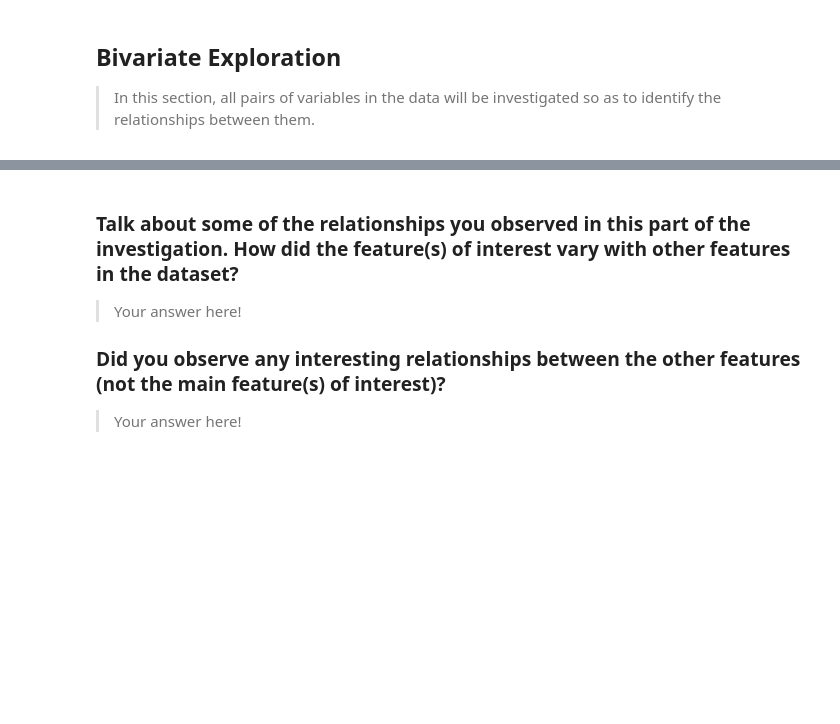
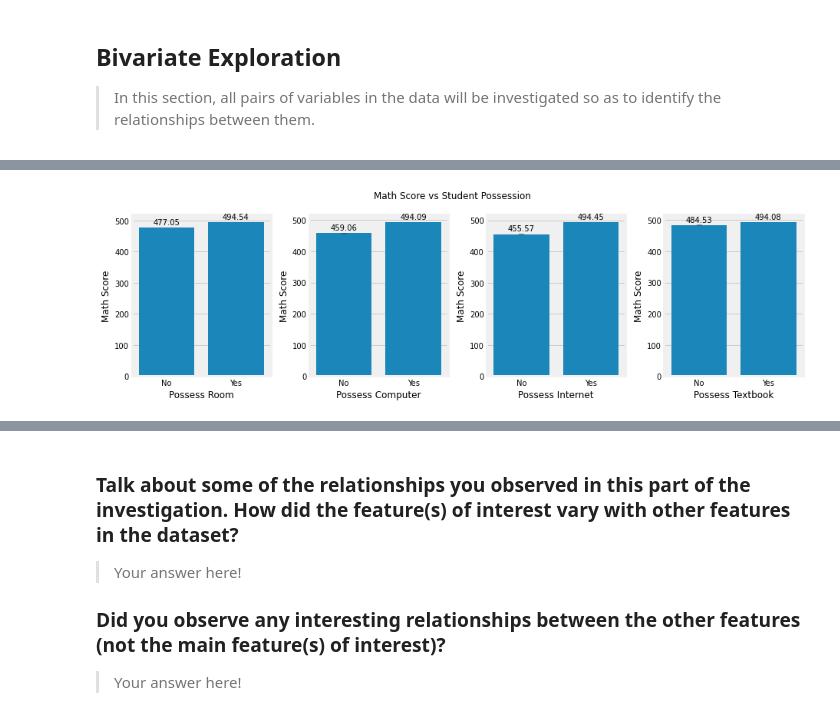
Before and after one commit to comsavvy/Students-Performance-Evaluation, a Jupyter notebook: Part_I_exploration_template.ipynb, the cells around one changed output, grey strips where cells are left out. Drawn from its saved outputs; the diff is of its cells as text; code cells hidden in the pictures; blank space fills up the shorter version.

```diff
--- a/Part_I_exploration_template.ipynb
+++ b/Part_I_exploration_template.ipynb
@@ -694,0 +724,18 @@ pisa_df.iloc[:, -3:].describe().round(2)
+# %%
+def possess_score(subject:str= 'math_score'):
+    fig, axis = plt.subplots(nrows=1, ncols=4, figsize=(13, 4))
+    subj_cap = subject.replace("_", " ").title()
+    for index, ax in enumerate(axis):
+        g = sb.barplot(data=mathscore_above_25_percent,
+                            x=possession[index], y=subject,
+                                ax=ax, color=sb.color_palette()[0])
+
+        g.set(xlabel=g.get_xlabel().replace("_", " ").title(),
+                ylabel=subj_cap)
+        ax.bar_label(ax.containers[0], fmt="%.2f", label_type='edge', padding=2)
+    plt.suptitle(f"{subj_cap} vs Student Possession")
+    plt.tight_layout()
+# %%
+possess_score()
+# %% [output]
+[figure, added]
```
Also changed, not shown: parts of 43 cells of this notebook.
